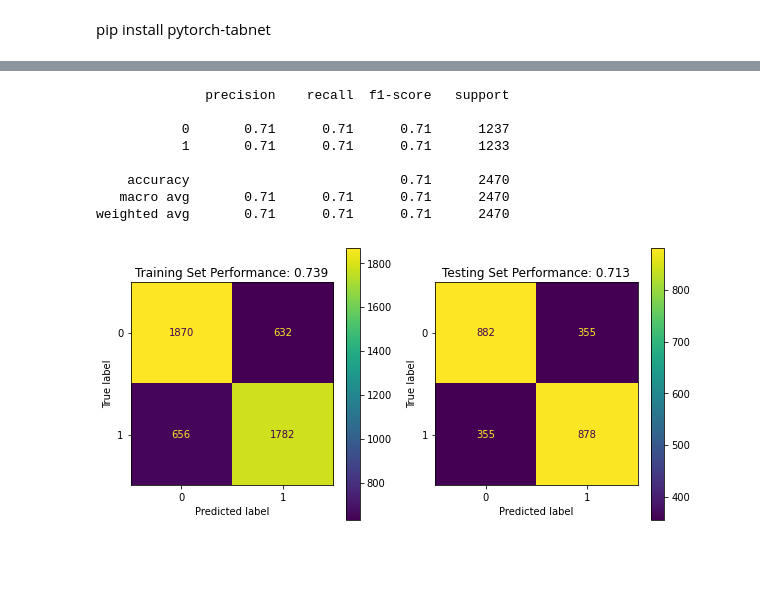
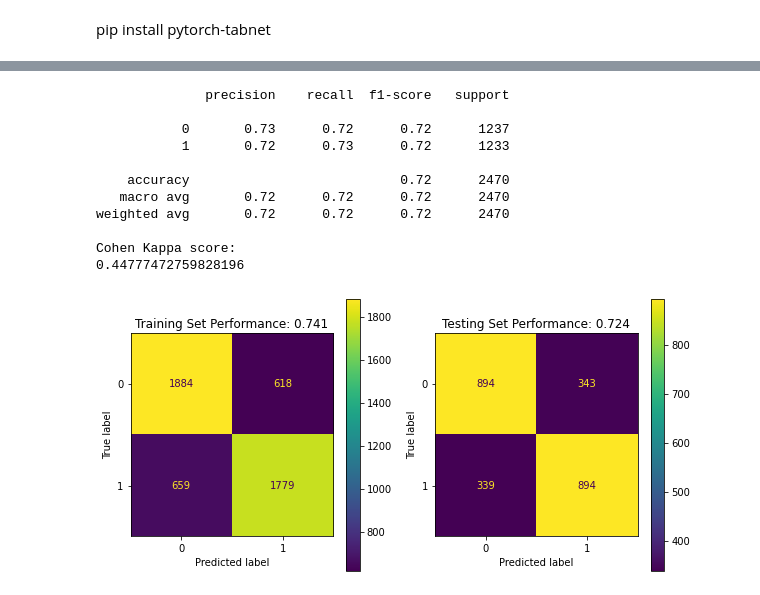
Before and after one commit to WilliamMa6984/LeagueOfLegendsWinPredictor, a Jupyter notebook: code.ipynb, the cells around one changed output, grey strips where cells are left out. Cells and saved outputs as stored; diff of their text form; code cells hidden in the pictures; blank space fills up the shorter version.

Commit message:
comments + cohen kappa score

```diff
--- a/code.ipynb
+++ b/code.ipynb
@@ -28,7 +28,7 @@ CSPerMin, and GoldPerMin could be removed as they are related to the TotalMinion
 # %% [markdown]
 ### Clean + Split
 # %%
-x = x.drop(['redDeaths', 'blueDeaths', 'redCSPerMin', 'blueCSPerMin', 'redGoldPerMin', 'blueGoldPerMin'], axis=1)
+# x = x.drop(['redDeaths', 'blueDeaths', 'redCSPerMin', 'blueCSPerMin', 'redGoldPerMin', 'blueGoldPerMin'], axis=1)
 # %%
 cutoff_train = round(x.shape[0] * 0.5)
 cutoff_val = round(x.shape[0] * 0.75)
@@ -255,9 +239,10 @@ https://dreamquark-ai.github.io/tabnet/
 # %%
 from pytorch_tabnet.tab_model import TabNetClassifier
 
-classifier = TabNetClassifier(verbose=0,seed=42)
-classifier.fit(X_train=train_X, y_train=train_y,
+tabnet = TabNetClassifier(verbose=0,seed=42)
+tabnet.fit(X_train=train_X, y_train=train_y,
                patience=10, max_epochs=50,
-               eval_metric=['accuracy'])
-model_history(classifier.history)
+               eval_set=[(val_X, val_y)],
+               eval_metric=['auc'])
+model_history(tabnet.history)
 # %% [output]
@@ -265,12 +252,15 @@ ModuleNotFoundError: No module named 'pytorch_tabnet'
 # %%
-eval_model(classifier, train_X, train_y, test_X, test_y)
+eval_model(tabnet, train_X, train_y, test_X, test_y)
 # %% [output]
               precision    recall  f1-score   support
 
-           0       0.71      0.71      0.71      1237
-           1       0.71      0.71      0.71      1233
+           0       0.73      0.72      0.72      1237
+           1       0.72      0.73      0.72      1233
 
-    accuracy                           0.71      2470
-   macro avg       0.71      0.71      0.71      2470
-weighted avg       0.71      0.71      0.71      2470
+    accuracy                           0.72      2470
+   macro avg       0.72      0.72      0.72      2470
+weighted avg       0.72      0.72      0.72      2470
+
+Cohen Kappa score:
+0.44777472759828196
-[figure, old version]
+[figure, new version]
```
Also changed, not shown: parts of 22 cells of this notebook.
